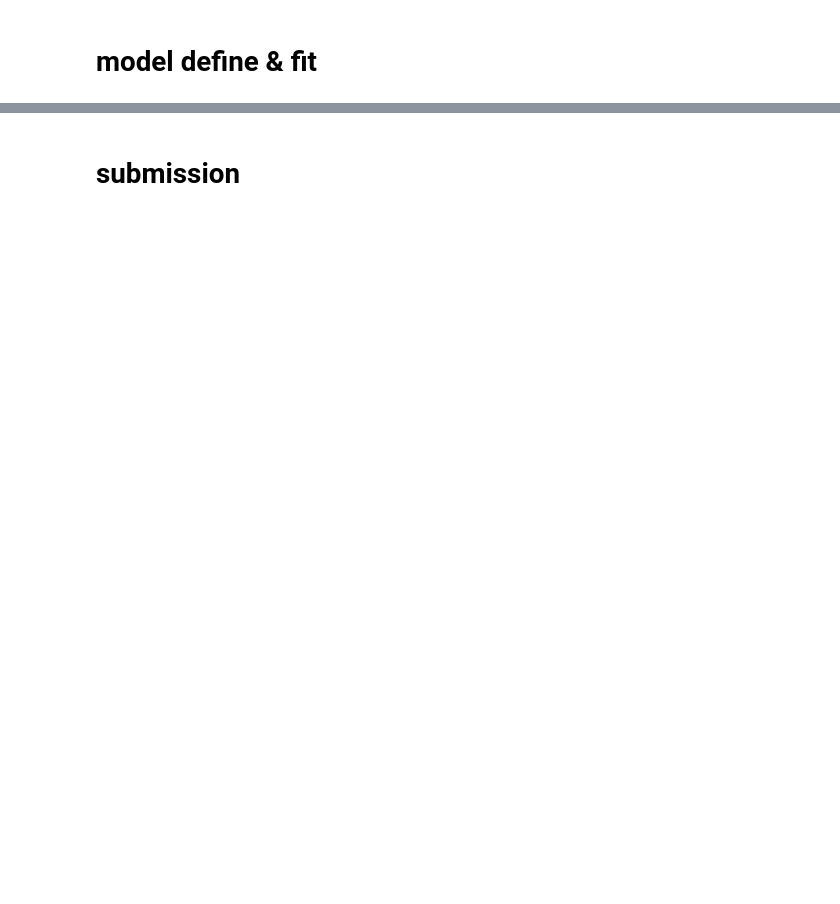
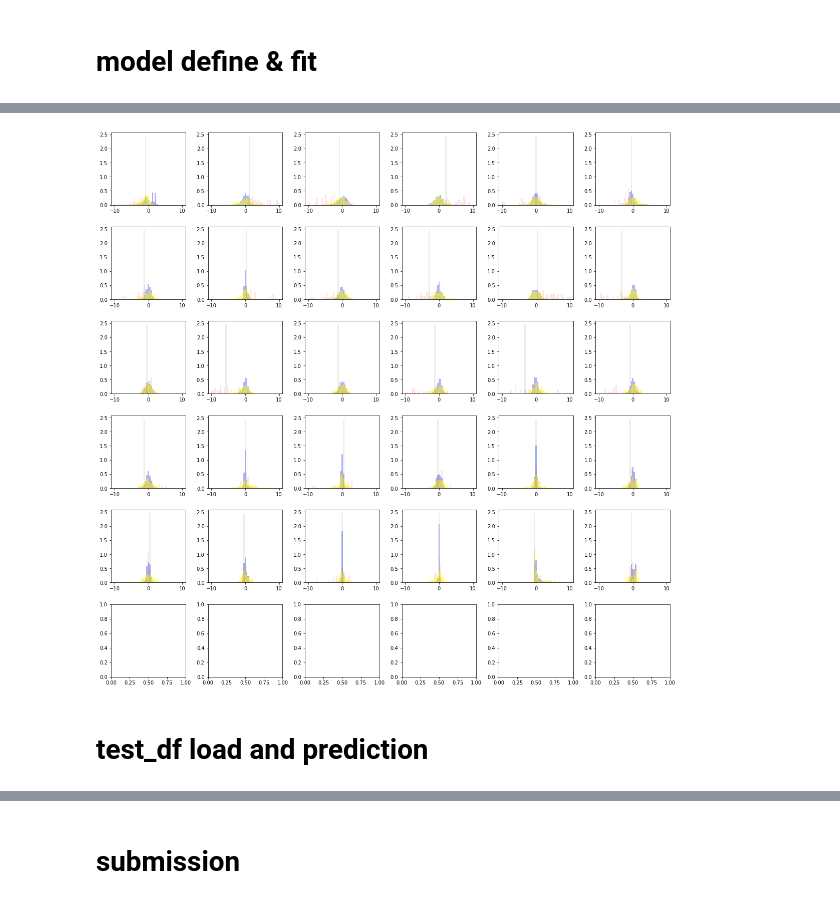
Before and after one commit to hakhyun0615/DACON, a Jupyter notebook: DACON_SUP.ipynb, the cells around one changed output, grey strips where cells are left out. Drawn from its saved outputs; the diff is of its cells as text; code cells hidden in the pictures; blank space fills up the shorter version.

```diff
--- a/DACON_SUP.ipynb
+++ b/DACON_SUP.ipynb
@@ -157,0 +89,6 @@ print(classification_report(y_val, val_pred))
+# %%
+y_test['y_pred'] = pred_test
+y_test = y_test.reset_index(drop=True)
+# %%
+total_test = pd.concat([X_test,y_test],axis=1)
+total_test
@@ -157,0 +109,3 @@ print(classification_report(y_val, val_pred))
+# %%
+right = total_test[total_test['Class'] == total_test['y_pred']]
+wrong = total_test[total_test['Class'] != total_test['y_pred']]
@@ -158 +138,25 @@ print(classification_report(y_val, val_pred))
+# %%
+wrong_0_1 = wrong[wrong['Class']==0]
+wrong_1_0 = wrong[wrong['Class']==1]
+val_df_0 = val_df[val_df['Class']==0]
+val_df_1 = val_df[val_df['Class']==1]
+# %%
+fig, axes = plt.subplots(6,6)
+fig.set_size_inches((20, 20))
+plt.subplots_adjust(wspace = 0.3, hspace = 0.3)
+
+col = ['V1', 'V2', 'V3', 'V4', 'V5', 'V6', 'V7', 'V8', 'V9', 'V10','V11', 'V12', 'V13', 'V14', 'V15', 'V16', 'V17', 'V18', 'V19', 'V20','V21', 'V22', 'V23', 'V24', 'V25', 'V26', 'V27', 'V28', 'V29', 'V30']
+idx = 0
+for i in range(5):
+    for j in range(6):
+        axes[i,j].hist(val_df_0[col[idx]], bins =  np.linspace(-10, 10, 50), alpha = 0.3, density = True, color = 'blue')
+        axes[i,j].hist(val_df_1[col[idx]], bins =  np.linspace(-10, 10, 50), alpha = 0.1, density = True, color = 'red')
+        axes[i,j].hist(wrong_0_1[col[idx]], bins =  np.linspace(-10, 10, 50), alpha = 0.5, density = True, color = 'yellow')
+        axes[i,j].hist(wrong_1_0[col[idx]], bins =  np.linspace(-10, 10, 50), alpha = 0.1, density = True, color = 'green')
+        idx += 1
+plt.show()
+# %% [output]
+[figure, added]
+# %% [markdown]
+# test_df load and prediction
 # %%
```
Also changed, not shown: parts of 39 cells of this notebook, 2 other files.
